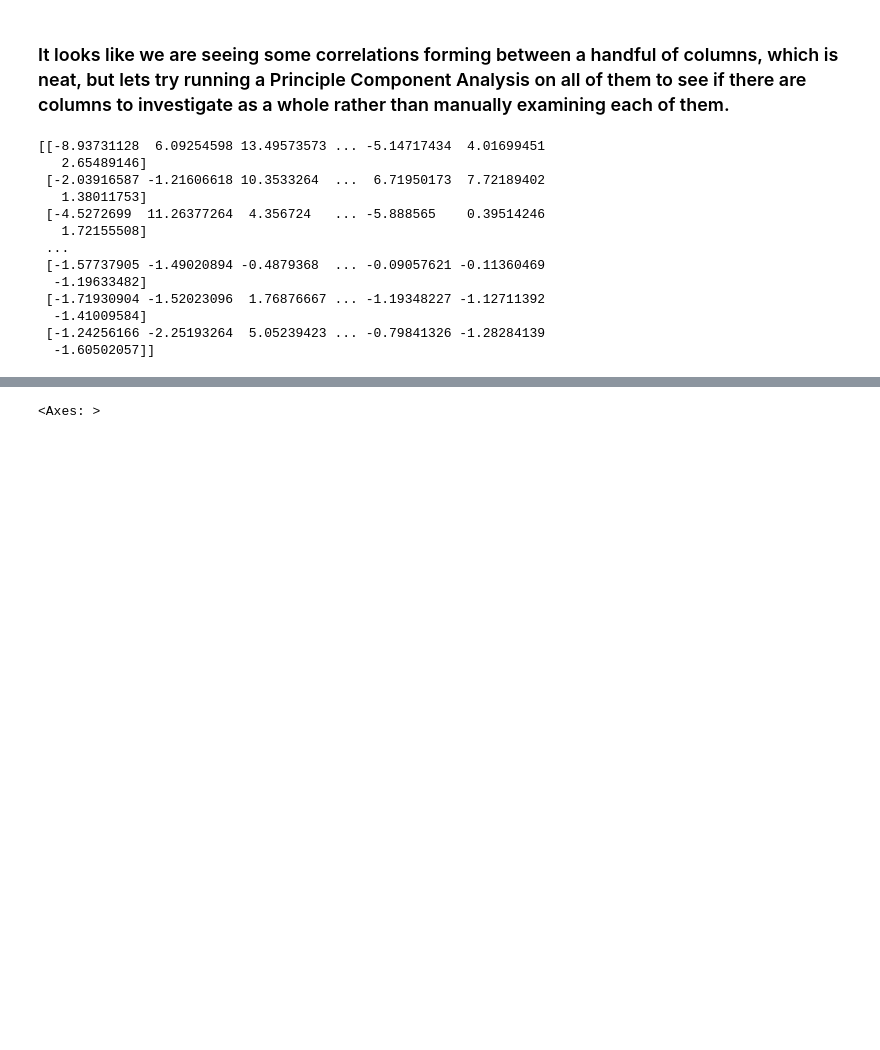
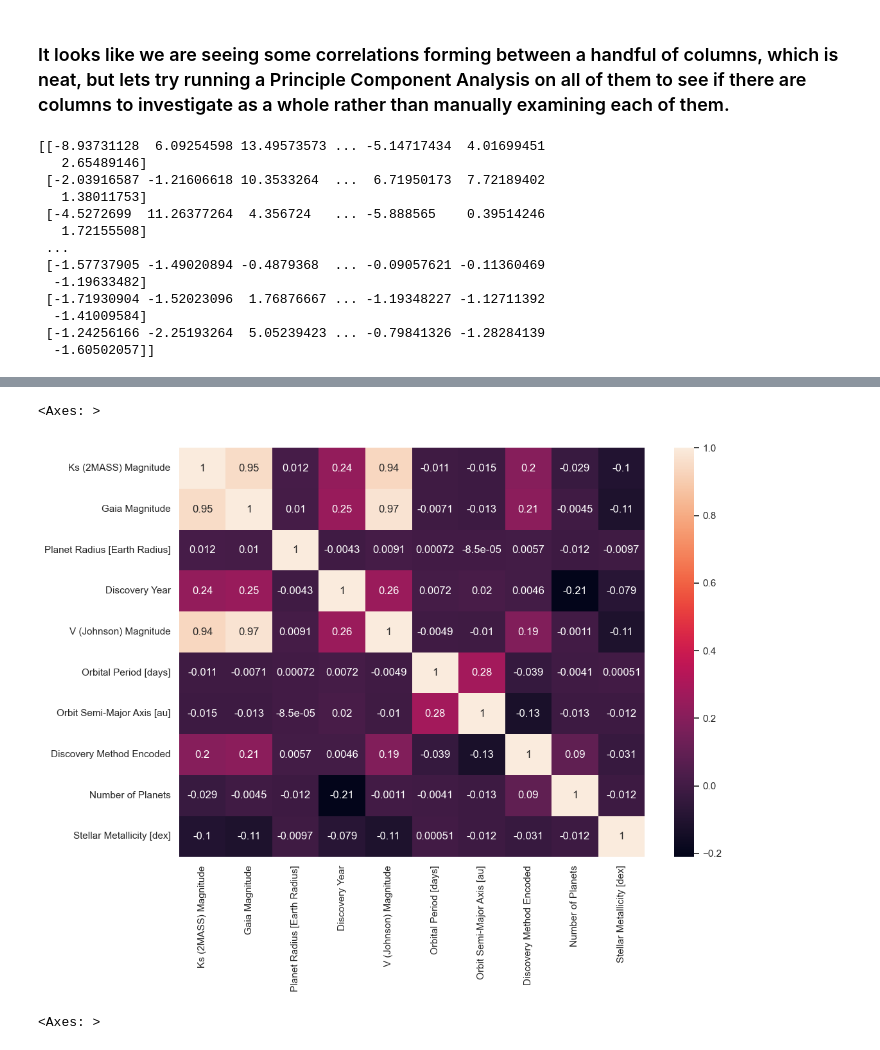
Before and after one commit to joshstantoncodes/Exoplanet-Exploration-Through-Data-Mining, a Jupyter notebook: exoplanetMining.ipynb, the cells around one changed output, grey strips where cells are left out. Cells and saved outputs as stored; diff of their text form; code cells hidden in the pictures; blank space fills up the shorter version.

```diff
--- a/exoplanetMining.ipynb
+++ b/exoplanetMining.ipynb
@@ -613,3 +641,8 @@ pc3_k_two = k_two[pc3]
+# %%
+sns.heatmap(pc3_exo.corr(method='pearson', numeric_only=True),annot=True)
+# %% [output]
+<Axes: >
+[figure, added]
 # %%
 sns.heatmap(pc1_kepler.corr(method='pearson', numeric_only=True),annot=True)
 # %% [output]
```
Also changed, not shown: parts of 6 cells of this notebook.
